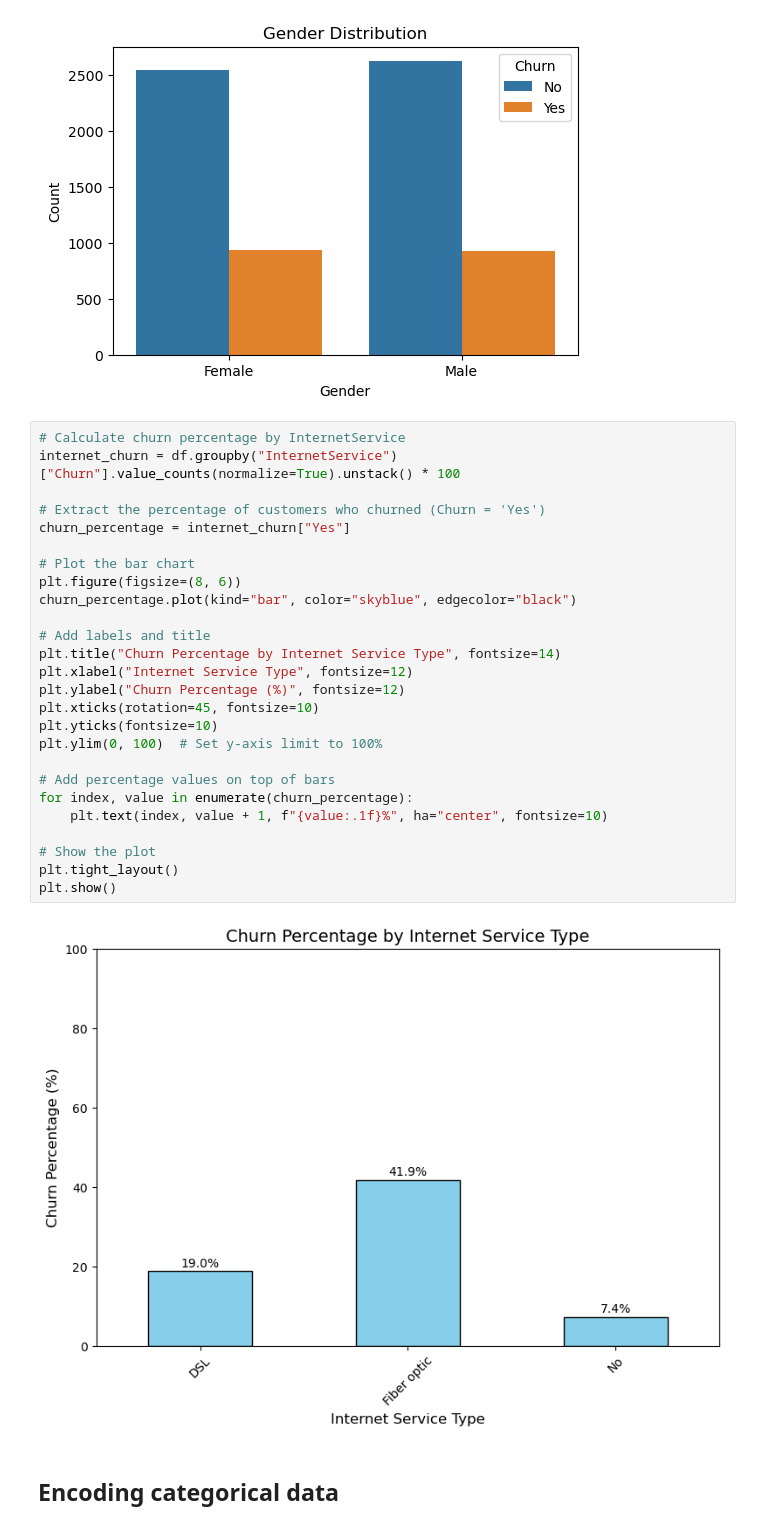
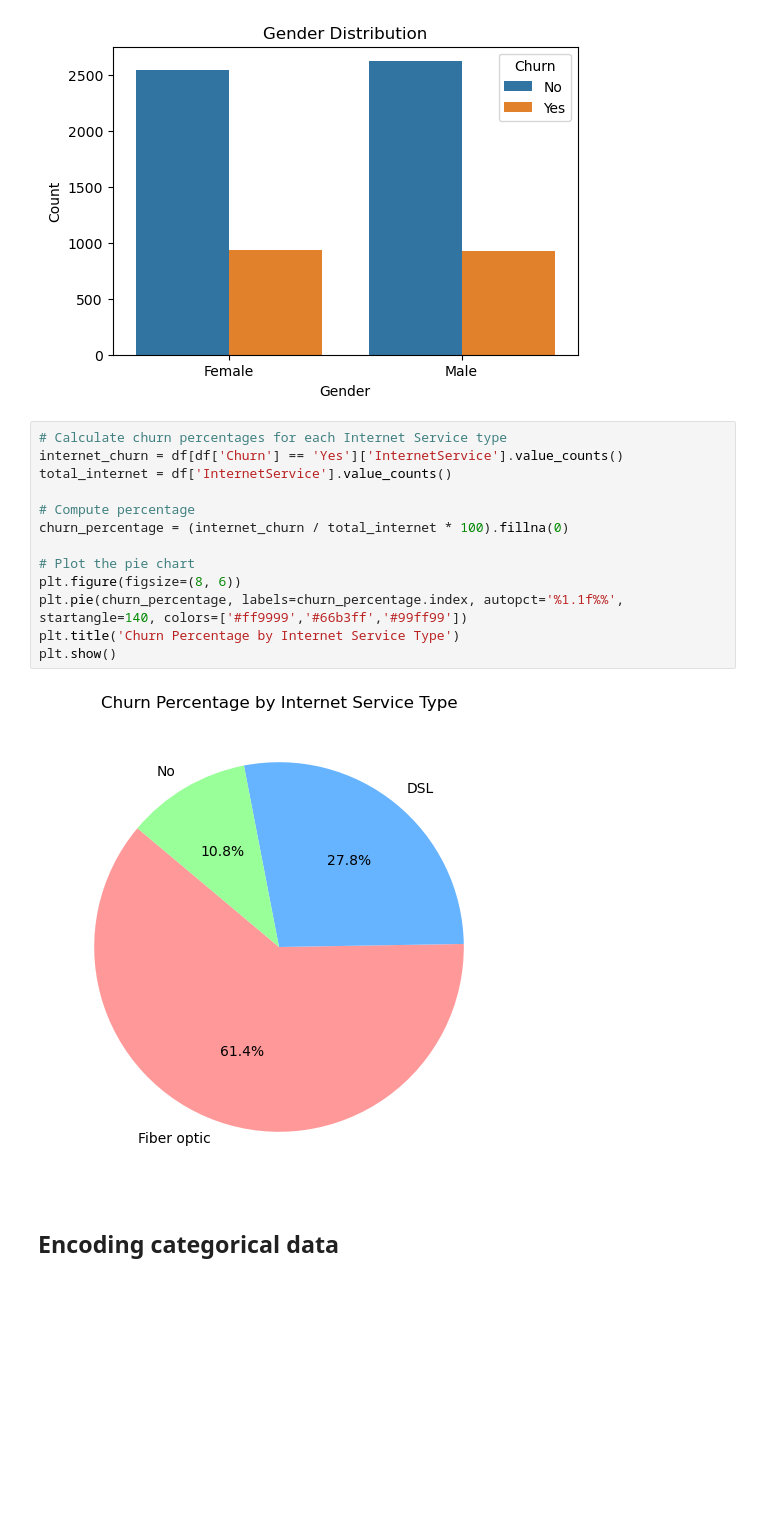
Before and after one commit to vartikasingh1703/Customer-Churn-Prediction, a Jupyter notebook: Customer Churn Prediction .ipynb, the cells around one changed output. Drawn from its saved outputs; the diff is of its cells as text; blank space fills up the shorter version.

```diff
--- a/Customer Churn Prediction .ipynb
+++ b/Customer Churn Prediction .ipynb
@@ -77,34 +77,21 @@ plt.xlabel('Gender')
 plt.show()
 # %% [output]
 [figure]
-# %%
-# Calculate churn percentage by InternetService
-internet_churn = df.groupby("InternetService")["Churn"].value_counts(normalize=True).unstack() * 100
-
-# Extract the percentage of customers who churned (Churn = 'Yes')
-churn_percentage = internet_churn["Yes"]
-
-# Plot the bar chart
-plt.figure(figsize=(8, 6))
-churn_percentage.plot(kind="bar", color="skyblue", edgecolor="black")
-
-# Add labels and title
-plt.title("Churn Percentage by Internet Service Type", fontsize=14)
-plt.xlabel("Internet Service Type", fontsize=12)
-plt.ylabel("Churn Percentage (%)", fontsize=12)
-plt.xticks(rotation=45, fontsize=10)
-plt.yticks(fontsize=10)
-plt.ylim(0, 100)  # Set y-axis limit to 100%
-
-# Add percentage values on top of bars
-for index, value in enumerate(churn_percentage):
-    plt.text(index, value + 1, f"{value:.1f}%", ha="center", fontsize=10)
-
-# Show the plot
-plt.tight_layout()
-plt.show()
-# %% [output]
-[figure, removed]
+# %%
+# Calculate churn percentages for each Internet Service type
+internet_churn = df[df['Churn'] == 'Yes']['InternetService'].value_counts()
+total_internet = df['InternetService'].value_counts()
+
+# Compute percentage
+churn_percentage = (internet_churn / total_internet * 100).fillna(0)
+
+# Plot the pie chart
+plt.figure(figsize=(8, 6))
+plt.pie(churn_percentage, labels=churn_percentage.index, autopct='%1.1f%%', startangle=140, colors=['#ff9999','#66b3ff','#99ff99'])
+plt.title('Churn Percentage by Internet Service Type')
+plt.show()
+# %% [output]
+[figure, added]
 # %% [markdown]
 ## Encoding categorical data
 # %%
```
Also changed, not shown: parts of 1 cell of this notebook.
